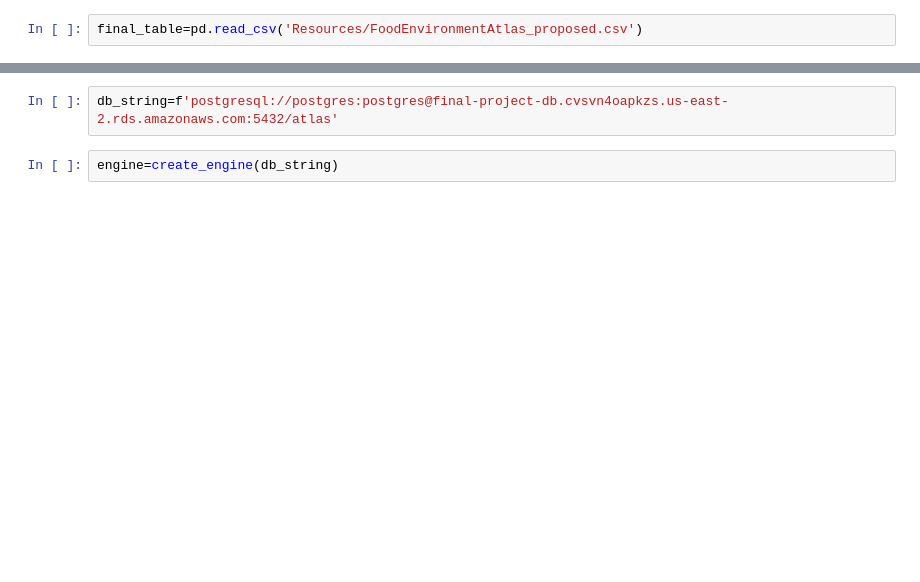
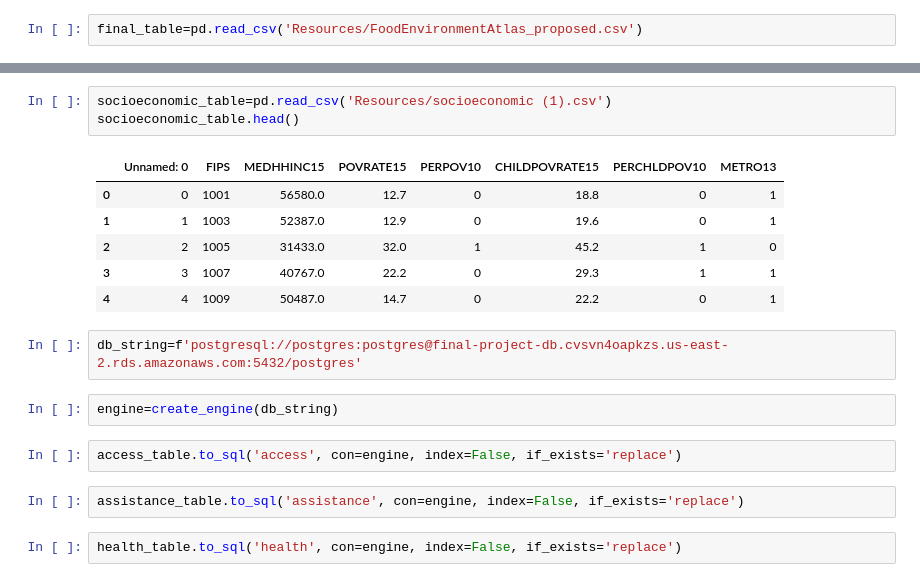
Before and after one commit to TMWRose/Group-1---Food-Deserts-How-They-Affect-Community-Health, a Jupyter notebook: Extracting_Full_DB.ipynb, the cells around one changed output, grey strips where cells are left out. Saved outputs shown, nothing was run; the diff lists cells and outputs as text; blank space fills up the shorter version.

```diff
--- a/Extracting_Full_DB.ipynb
+++ b/Extracting_Full_DB.ipynb
@@ -18,4 +89,20 @@ final_table.head()
+# %%
+socioeconomic_table=pd.read_csv('Resources/socioeconomic (1).csv')
+socioeconomic_table.head()
+# %% [output]
+|  | Unnamed: 0 | FIPS | MEDHHINC15 | POVRATE15 | PERPOV10 | CHILDPOVRATE15 | PERCHLDPOV10 | METRO13 |
+| 0 | 0 | 1001 | 56580.0 | 12.7 | 0 | 18.8 | 0 | 1 |
+| 1 | 1 | 1003 | 52387.0 | 12.9 | 0 | 19.6 | 0 | 1 |
+| 2 | 2 | 1005 | 31433.0 | 32.0 | 1 | 45.2 | 1 | 0 |
+| 3 | 3 | 1007 | 40767.0 | 22.2 | 0 | 29.3 | 1 | 1 |
+| 4 | 4 | 1009 | 50487.0 | 14.7 | 0 | 22.2 | 0 | 1 |
 # %%
-db_string=f'postgresql://postgres:postgres@final-project-db.cvsvn4oapkzs.us-east-2.rds.amazonaws.com:5432/atlas'
+db_string=f'postgresql://postgres:postgres@final-project-db.cvsvn4oapkzs.us-east-2.rds.amazonaws.com:5432/postgres'
 # %%
 engine=create_engine(db_string)
+# %%
+access_table.to_sql('access', con=engine, index=False, if_exists='replace')
+# %%
+assistance_table.to_sql('assistance', con=engine, index=False, if_exists='replace')
+# %%
+health_table.to_sql('health', con=engine, index=False, if_exists='replace')
```
Also changed, not shown: parts of 18 cells of this notebook, 15 other files.
